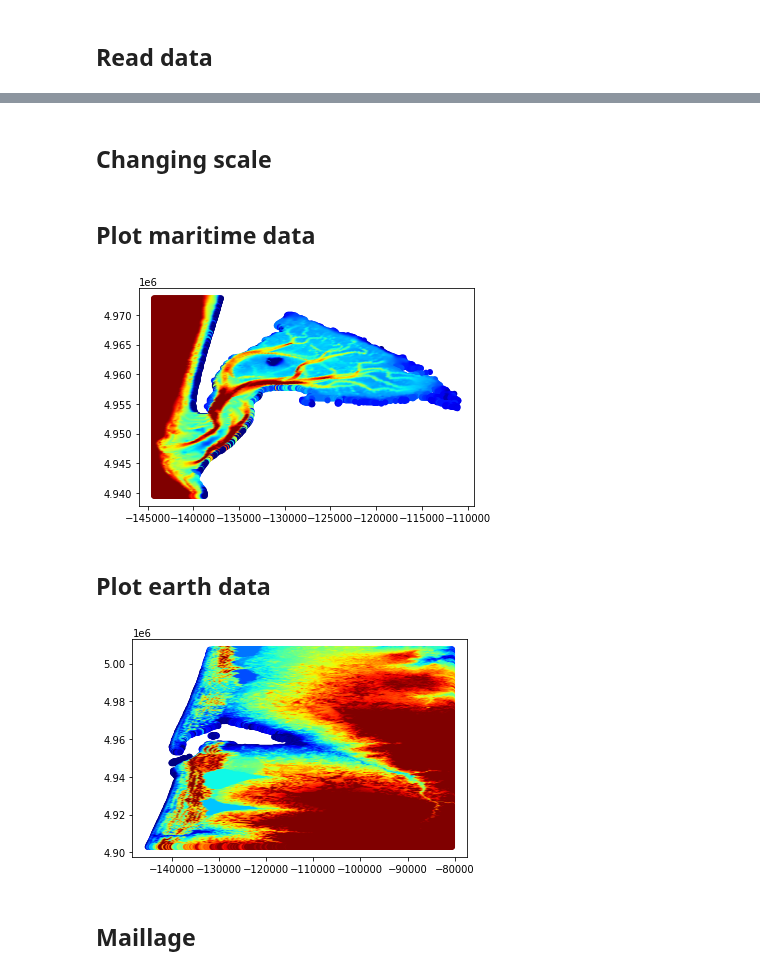
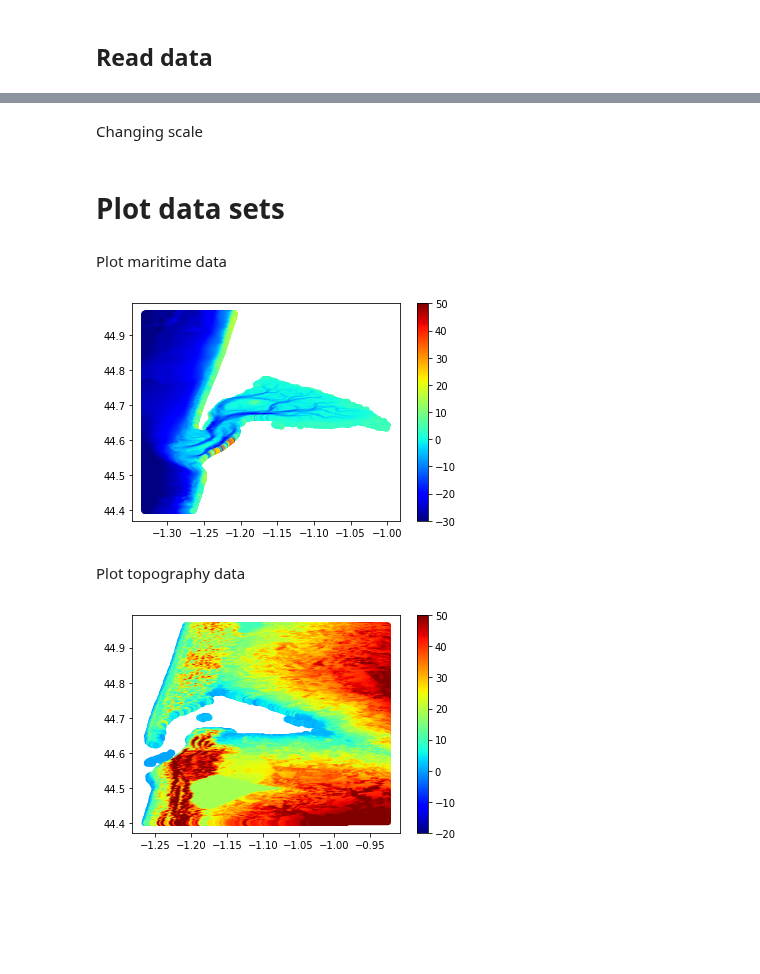
Before and after one commit to LawsonOliveira/Tsunami, a Jupyter notebook: data_set/Mesh/Maillage_dataset.ipynb, the cells around one changed output, grey strips where cells are left out. Cells and saved outputs as stored; diff of their text form; code cells hidden in the pictures; blank space fills up the shorter version.

```diff
--- a/data_set/Mesh/Maillage_dataset.ipynb
+++ b/data_set/Mesh/Maillage_dataset.ipynb
@@ -10,8 +10,8 @@ import pandas as pd
 # %% [markdown]
 ## Read data
 # %%
-maritime_data = pd.read_csv("./Atlantic_bathymetry/atlantic_treated_data.csv", sep=",", header=2)
-earth_data = pd.read_csv("./Topography_arcachon/earth_data3.xyz", sep=",", header=3)
+maritime_data = pd.read_csv("./Topography_arcachon/maritime_data.csv", sep=",", header=2)
+earth_data = pd.read_csv("./Topography_arcachon/earth_data.csv", sep=",", header=3)
 # %% [markdown]
 ## Process datas
 Transform csv data to numpy arrays to be plotted
@@ -20,7 +20,6 @@ Correct for real depth (opposite of dataset depth), and translate to the average
 # %%
-maritime_data = maritime_data.rename(columns={"long(DD)": "long", "lat(DD)": "lat", "depth(m - down positive - LAT)": "depth"})
-maritime_data["depth"] = maritime_data["depth"]+1.9860
-
+maritime_data.columns = ["long", "lat", "depth"]
+maritime_data["depth"] = maritime_data["depth"]-1.9860
 maritime_depth = maritime_data["depth"]
 maritime_long = maritime_data["long"].to_numpy()
 maritime_lat = maritime_data["lat"].to_numpy()
@@ -29,33 +28,37 @@ earth_data=pd.DataFrame(np.array(earth_data),columns=['lat','long','depth','iter
 earth_depth = earth_data["depth"].to_numpy()
 earth_long = earth_data["long"].to_numpy()
 earth_lat = earth_data["lat"].to_numpy()
-# %% [markdown]
-## Changing scale
+# %% [markdown]
+Changing scale
 # %%
-maritime_depth = maritime_depth*10
+maritime_depth = maritime_depth*30
 maritime_long = maritime_long*111000
 maritime_lat = maritime_lat*111000
 
-earth_depth=earth_depth*10
+earth_depth=earth_depth*30
 earth_lat=earth_lat*111000
 earth_long=earth_long*111000
 # %% [markdown]
-## Plot maritime data
+# Plot data sets
+# %% [markdown]
+Plot maritime data
 # %%
 plt.figure()
-plt.scatter(maritime_long, maritime_lat, c=-maritime_depth, cmap="jet",linewidths=0.00000005)
-plt.clim(vmin=-100,vmax=100)
+plt.scatter(maritime_long/111000, maritime_lat/111000, c=maritime_depth/30, cmap="jet",linewidths=0.0000005)
+plt.clim(vmin=-30,vmax=50)
+plt.colorbar()
+plt.savefig("Mar_data.png")
 plt.show()
 # %% [output]
-[figure, old version]
+[figure, new version]
-# %% [markdown]
-## Plot earth data
+# %% [markdown]
+Plot topography data
 # %%
 plt.figure()
-plt.scatter(earth_long, earth_lat, c=earth_depth, cmap="jet",linewidths=0.00000005)
-plt.clim(vmin=0,vmax=500)
+plt.scatter(earth_long/111000, earth_lat/111000, c=earth_depth/30, cmap="jet",linewidths=0.0000005)
+plt.clim(vmin=-20,vmax=50)
+plt.colorbar()
+plt.savefig("Topo_data.png")
 plt.show()
 # %% [output]
-[figure, old version]
+[figure, new version]
-# %% [markdown]
-## Maillage
```
Also changed, not shown: parts of 18 cells of this notebook, 13 other files.
